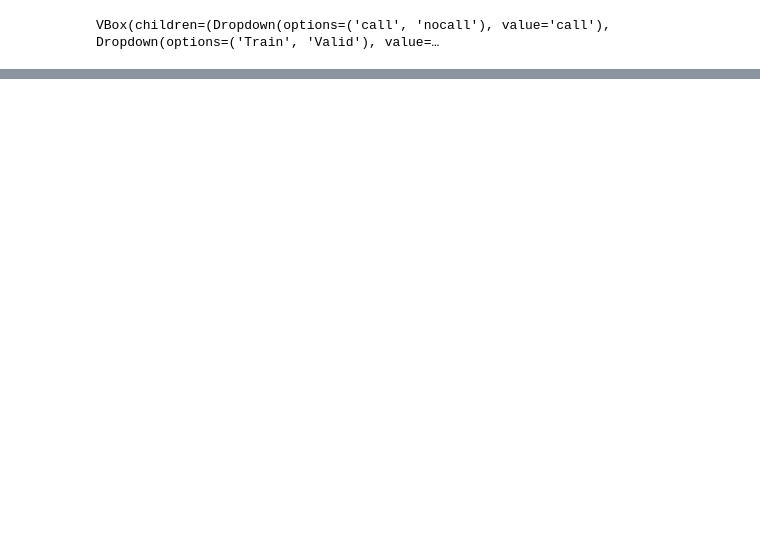
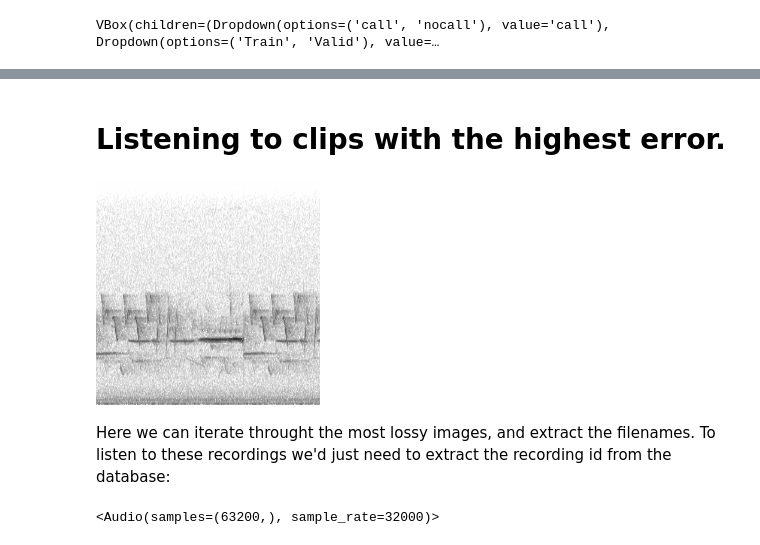
Before and after one commit to Mgallimore88/osfl_cnn_recognizer, a Jupyter notebook: notebooks/exploratory/1.6-mjg-osfl-initial-model.ipynb, the cells around one changed output, grey strips where cells are left out. Saved outputs shown, nothing was run; the diff lists cells and outputs as text; code cells hidden in the pictures; blank space fills up the shorter version.

```diff
--- a/notebooks/exploratory/1.6-mjg-osfl-initial-model.ipynb
+++ b/notebooks/exploratory/1.6-mjg-osfl-initial-model.ipynb
@@ -259,2 +205,0 @@ learn.fit_one_cycle(4)
-# %%
-cleaner = ImageClassifierCleaner(learn, max_n=2)
@@ -274,2 +205,0 @@ rgba_to_rgb(Image.open(filenames[0])).
-# %%
-cleaner = ImageClassifierCleaner(learn, max_n=2)
@@ -279,0 +218,8 @@ NameError: name '_open_thumb' is not defined
+# %% [markdown]
+# Listening to clips with the highest error.
+# %%
+high_loss_path = cleaner.fns[3]
+image = Image.open((high_loss_path))
+image
+# %% [output]
+[figure, added]
@@ -279,0 +231,2 @@ NameError: name '_open_thumb' is not defined
+# %% [markdown]
+Here we can iterate throught the most lossy images, and extract the filenames. To listen to these recordings we'd just need to extract the recording id from the database:
@@ -279,0 +236,4 @@ NameError: name '_open_thumb' is not defined
+# %%
+listen
+# %% [output]
+<Audio(samples=(63200,), sample_rate=32000)>
```
Also changed, not shown: parts of 63 cells of this notebook, 2 other files.
